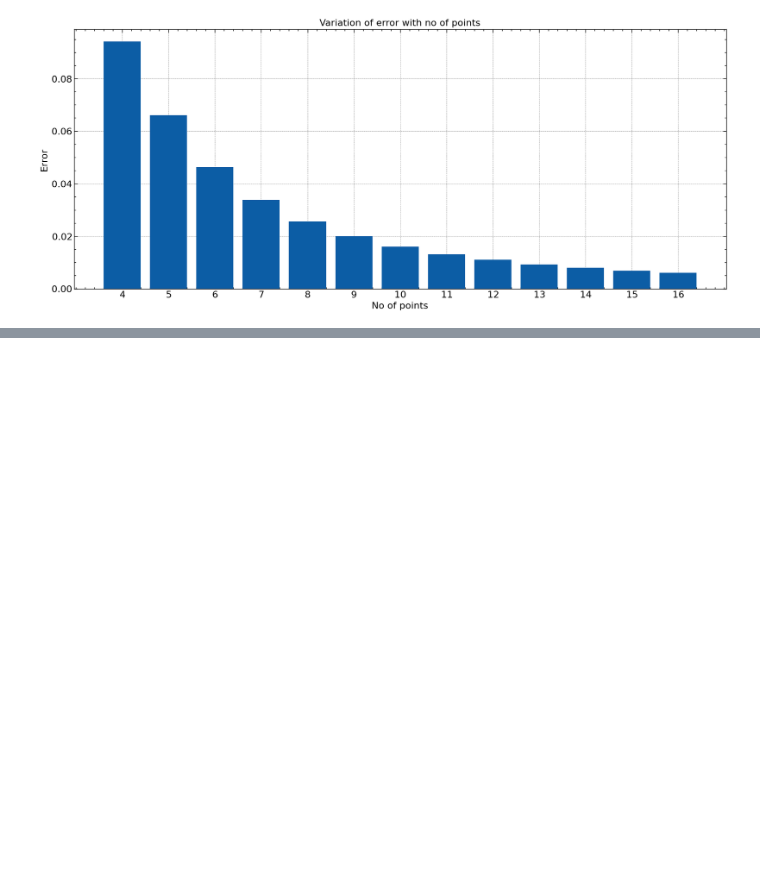
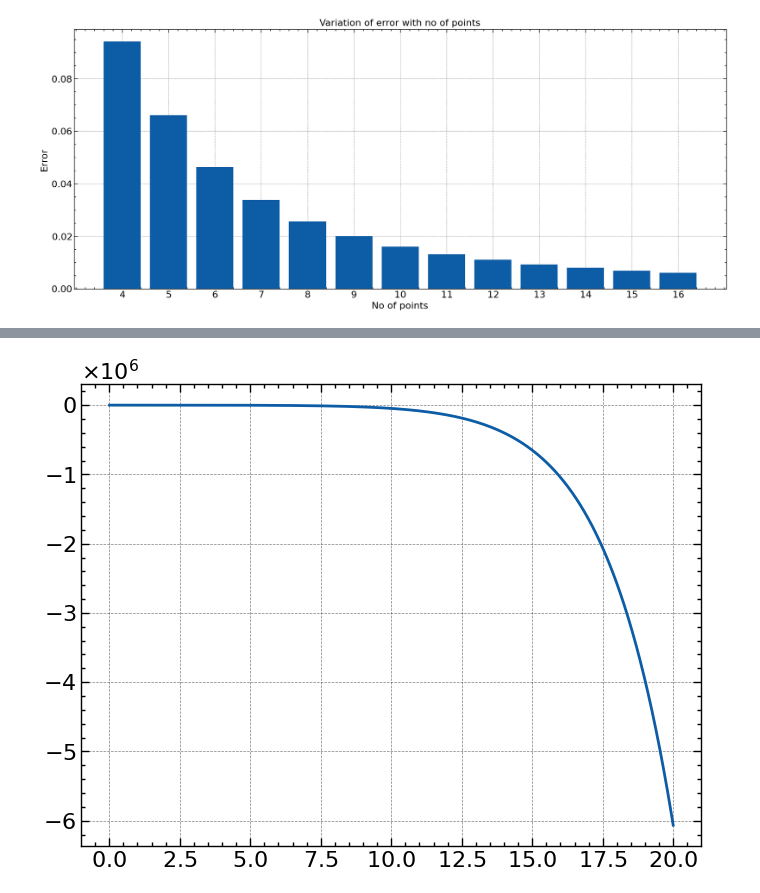
Before and after one commit to Souvik-0612/UnderGrad, a Jupyter notebook: 5th Sem/CollegeProject.ipynb, the cells around one changed output, grey strips where cells are left out. Saved outputs shown, nothing was run; the diff lists cells and outputs as text; code cells hidden in the pictures; blank space fills up the shorter version.

```diff
--- a/5th Sem/CollegeProject.ipynb
+++ b/5th Sem/CollegeProject.ipynb
@@ -87,0 +186,28 @@ plt.show()
+# %%
+h = 1; m = 1
+a = 1
+V = 0
+
+N = 2000
+x, dx = np.linspace(-a, a, N, retstep = True)
+psi = np.zeros(N); psi[0] = 0
+DpsiDt = np.zeros(N);
+
+M = np.linspace(-2, 2, 5)
+for m in M:
+    DpsiDt[0] = m
+    # Next task: Find the all eigen energies.
+    E = 0; En = []; EndPsi = []
+    while E <= 20: #Eigeplt.usen energies upto 150.
+        E += .01
+
+        for i in range(N-1):
+            psi[i+1] = psi[i] + dx*DpsiDt[i]
+            DpsiDt[i+1] = DpsiDt[i] + dx*(-2*m*E/h**2)*psi[i]
+        En.append(E)
+        EndPsi.append(psi[-1])
+    plt.plot(En, EndPsi)
+    break
+plt.show()
+# %% [output]
+[figure, added]
```
Also changed, not shown: parts of 11 cells of this notebook, 1 other file.
